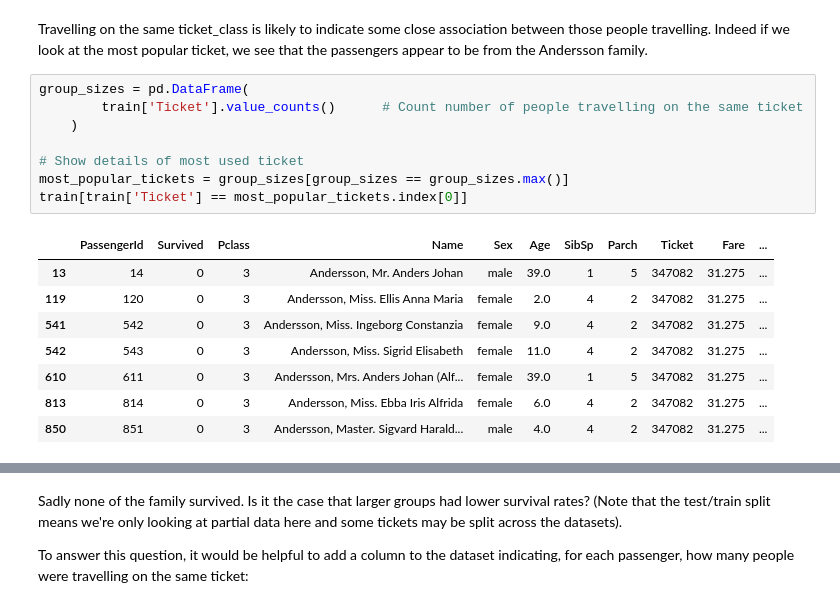
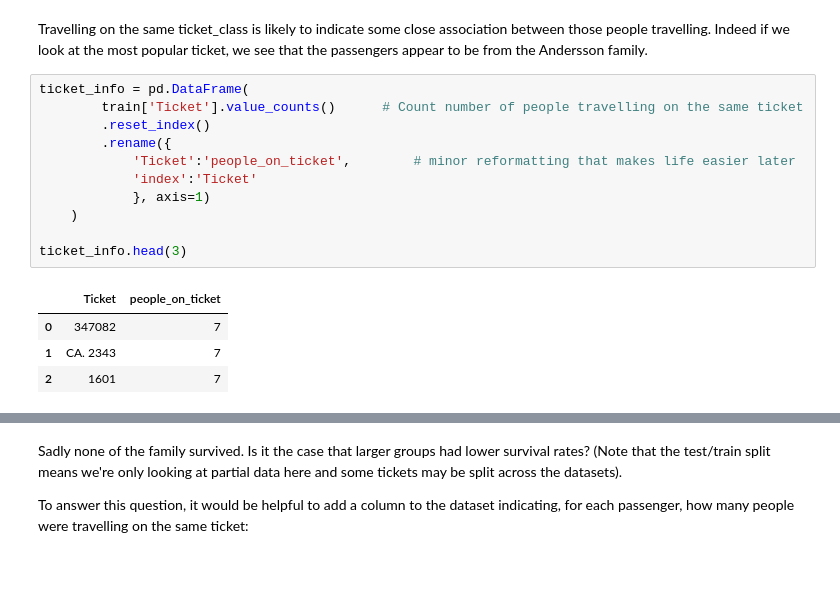
Before and after one commit to stephentown42/ML_examples, a Jupyter notebook: notebooks/titanic/1_understanding_the_data.ipynb, the cells around one changed output, grey strips where cells are left out. Drawn from its saved outputs; the diff is of its cells as text; blank space fills up the shorter version.

```diff
--- a/notebooks/titanic/1_understanding_the_data.ipynb
+++ b/notebooks/titanic/1_understanding_the_data.ipynb
@@ -275,19 +275,18 @@ There are 681 unique tickets for 891 passengers
 Travelling on the same ticket_class is likely to indicate some close association between those people travelling. Indeed if we look at the most popular ticket, we see that the passengers appear to be from the Andersson family.
 </span>
 # %%
-group_sizes = pd.DataFrame(
+ticket_info = pd.DataFrame(
         train['Ticket'].value_counts()      # Count number of people travelling on the same ticket
+        .reset_index()
+        .rename({
+            'Ticket':'people_on_ticket',        # minor reformatting that makes life easier later
+            'index':'Ticket'
+            }, axis=1)
     )
 
-# Show details of most used ticket
-most_popular_tickets = group_sizes[group_sizes == group_sizes.max()]
-train[train['Ticket'] == most_popular_tickets.index[0]]
+ticket_info.head(3)
 # %% [output]
-|  | PassengerId | Survived | Pclass | Name | Sex | Age | SibSp | Parch | Ticket | Fare | ... |
-| 13 | 14 | 0 | 3 | Andersson, Mr. Anders Johan | male | 39.0 | 1 | 5 | 347082 | 31.275 | ... |
-| 119 | 120 | 0 | 3 | Andersson, Miss. Ellis Anna Maria | female | 2.0 | 4 | 2 | 347082 | 31.275 | ... |
-| 541 | 542 | 0 | 3 | Andersson, Miss. Ingeborg Constanzia | female | 9.0 | 4 | 2 | 347082 | 31.275 | ... |
-| 542 | 543 | 0 | 3 | Andersson, Miss. Sigrid Elisabeth | female | 11.0 | 4 | 2 | 347082 | 31.275 | ... |
-| 610 | 611 | 0 | 3 | Andersson, Mrs. Anders Johan (Alf... | female | 39.0 | 1 | 5 | 347082 | 31.275 | ... |
-| 813 | 814 | 0 | 3 | Andersson, Miss. Ebba Iris Alfrida | female | 6.0 | 4 | 2 | 347082 | 31.275 | ... |
-| 850 | 851 | 0 | 3 | Andersson, Master. Sigvard Harald... | male | 4.0 | 4 | 2 | 347082 | 31.275 | ... |
+|  | Ticket | people_on_ticket |
+| 0 | 347082 | 7 |
+| 1 | CA. 2343 | 7 |
+| 2 | 1601 | 7 |
```
Also changed, not shown: parts of 45 cells of this notebook, 5 other files.
